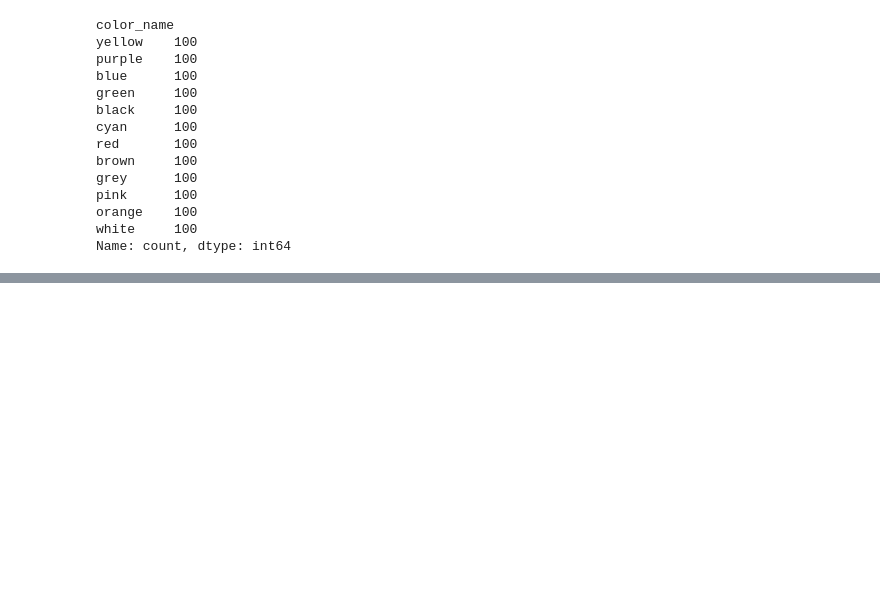
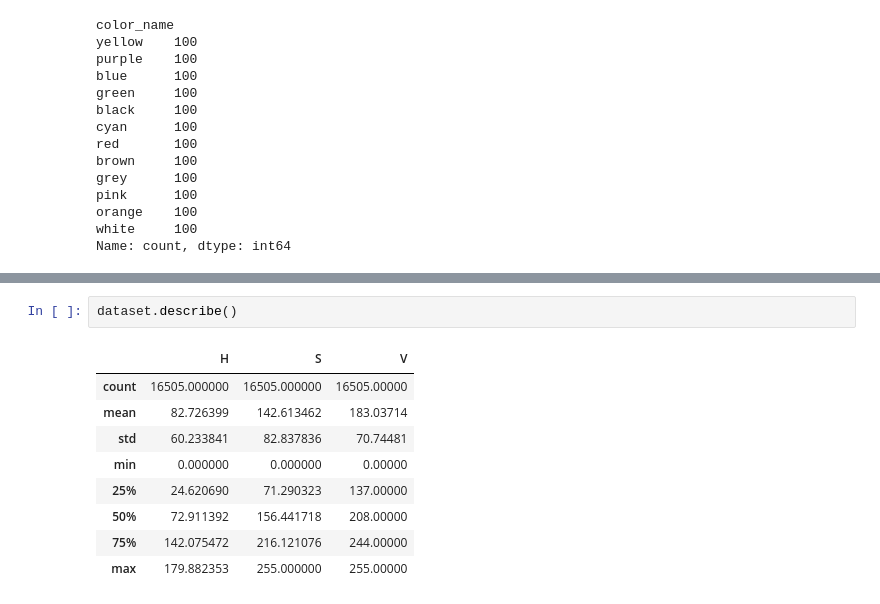
Before and after one commit to Dkalaskar/Practice_DSA_NLP_OpenCV_Opps, a Jupyter notebook: ComputerVision/opencv/colordataset.ipynb, the cells around one changed output, grey strips where cells are left out. Drawn from its saved outputs; the diff is of its cells as text; blank space fills up the shorter version.

```diff
--- a/ComputerVision/opencv/colordataset.ipynb
+++ b/ComputerVision/opencv/colordataset.ipynb
@@ -107,0 +134,12 @@ Name: count, dtype: int64
+# %%
+dataset.describe()
+# %% [output]
+|  | H | S | V |
+| count | 16505.000000 | 16505.000000 | 16505.00000 |
+| mean | 82.726399 | 142.613462 | 183.03714 |
+| std | 60.233841 | 82.837836 | 70.74481 |
+| min | 0.000000 | 0.000000 | 0.00000 |
+| 25% | 24.620690 | 71.290323 | 137.00000 |
+| 50% | 72.911392 | 156.441718 | 208.00000 |
+| 75% | 142.075472 | 216.121076 | 244.00000 |
+| max | 179.882353 | 255.000000 | 255.00000 |
```
Also changed, not shown: parts of 2 cells of this notebook, 1 other file.
